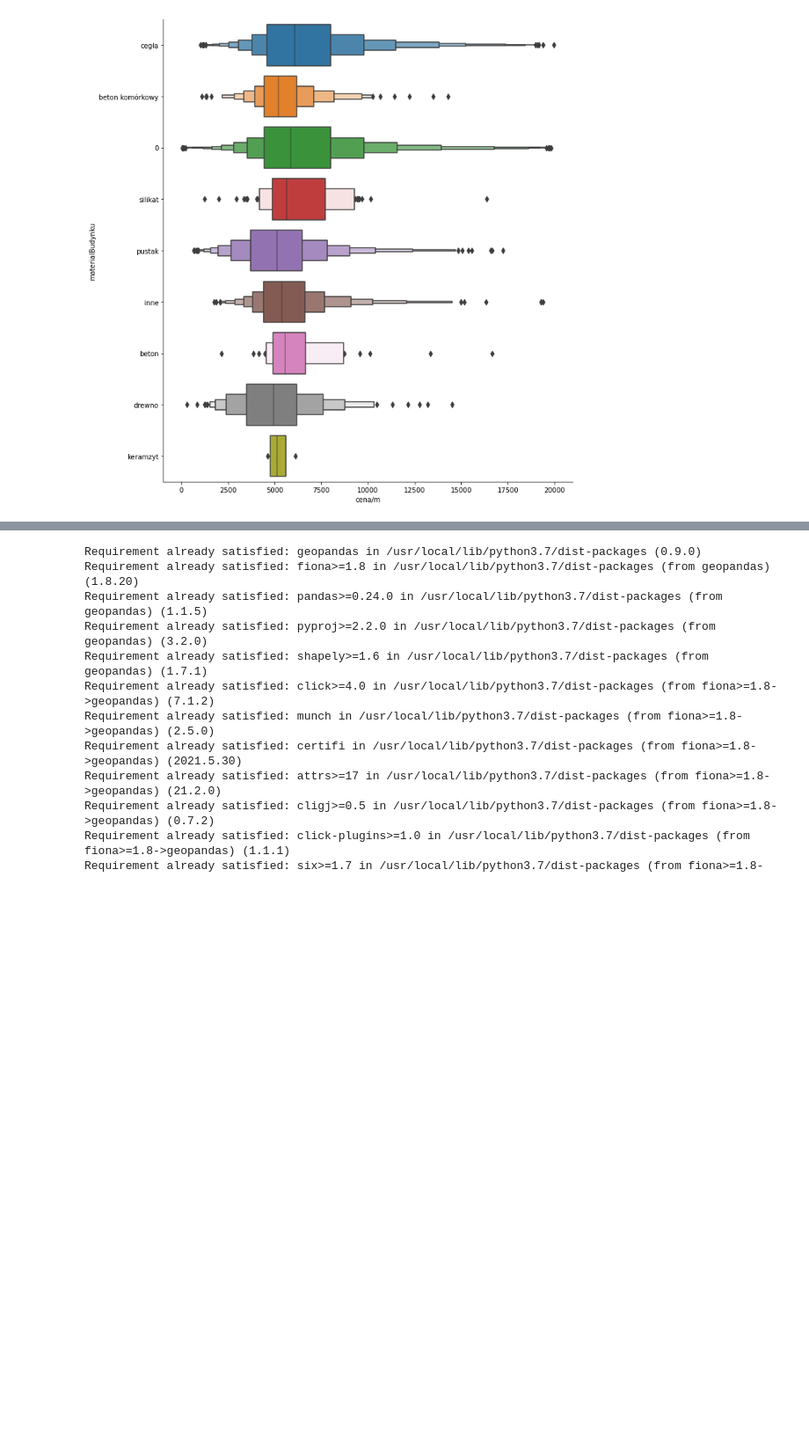
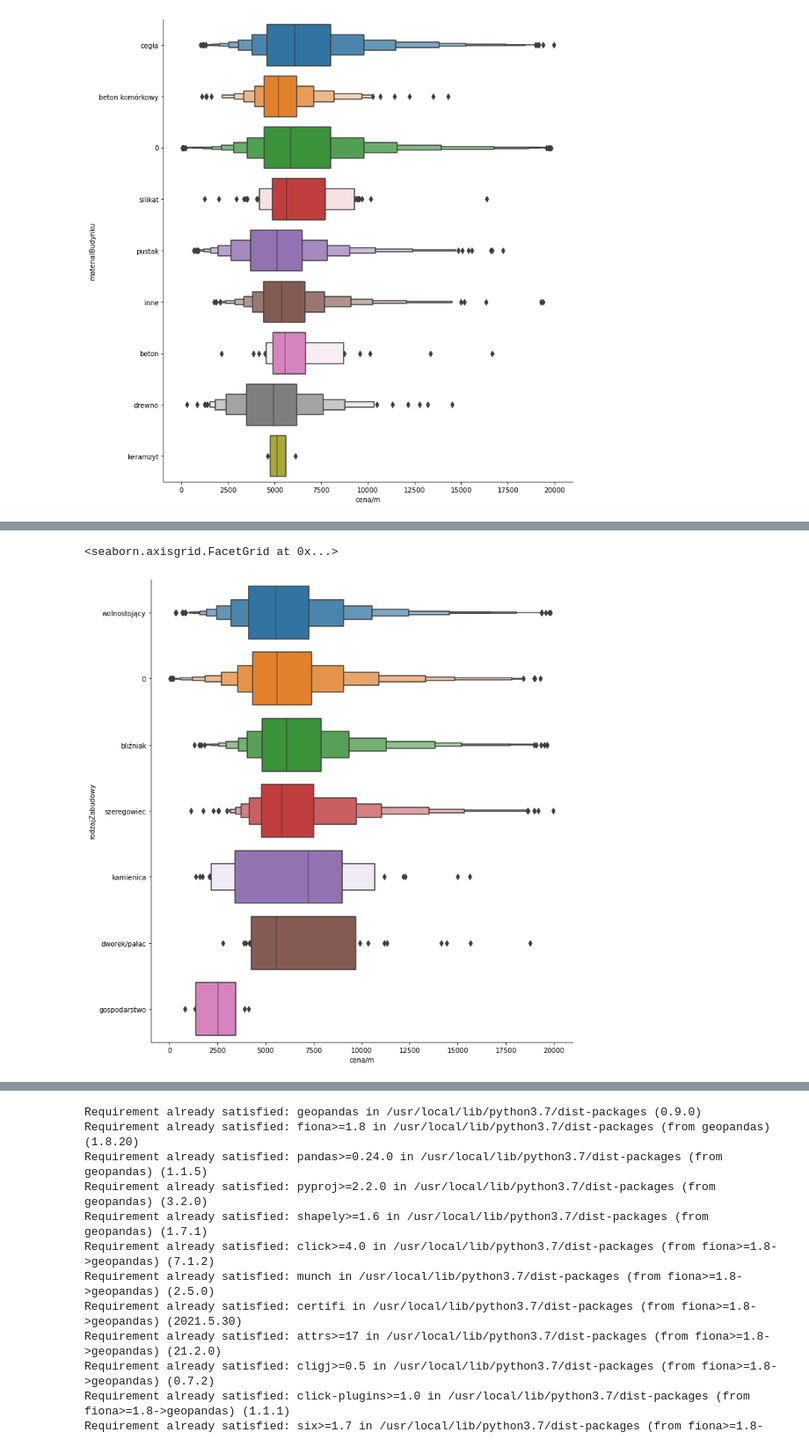
Before and after one commit to KacperGrodecki/Masovian-real-estate, a Jupyter notebook: mazowieckie_colab_rysunki_i_analiza_wczytanie_pliku.ipynb, the cells around one changed output, grey strips where cells are left out. Shown at 88% size. Drawn from its saved outputs; the diff is of its cells as text; code cells hidden in the pictures; blank space fills up the shorter version.

```diff
--- a/mazowieckie_colab_rysunki_i_analiza_wczytanie_pliku.ipynb
+++ b/mazowieckie_colab_rysunki_i_analiza_wczytanie_pliku.ipynb
@@ -371,6 +338,9 @@ fig.show(renderer="colab")
 # %% [output]
 [interactive output not drawn]
 # %%
-sns.catplot(y="rodzajZabudowy", x="cena/m", hue="kmean", kind="boxen", data=final_plots,height=10)
+sns.catplot(y="rodzajZabudowy", x="cena/m", kind="boxen", data=final_plots,height=10)
+# %% [output]
+<seaborn.axisgrid.FacetGrid at 0x...>
+[figure, added]
 # %%
 sns.catplot(x="powierzchnia_cat", y="cena/m", hue="kmean", kind="boxen", data=final_plots,height=10)
```
Also changed, not shown: parts of 8 cells of this notebook.
